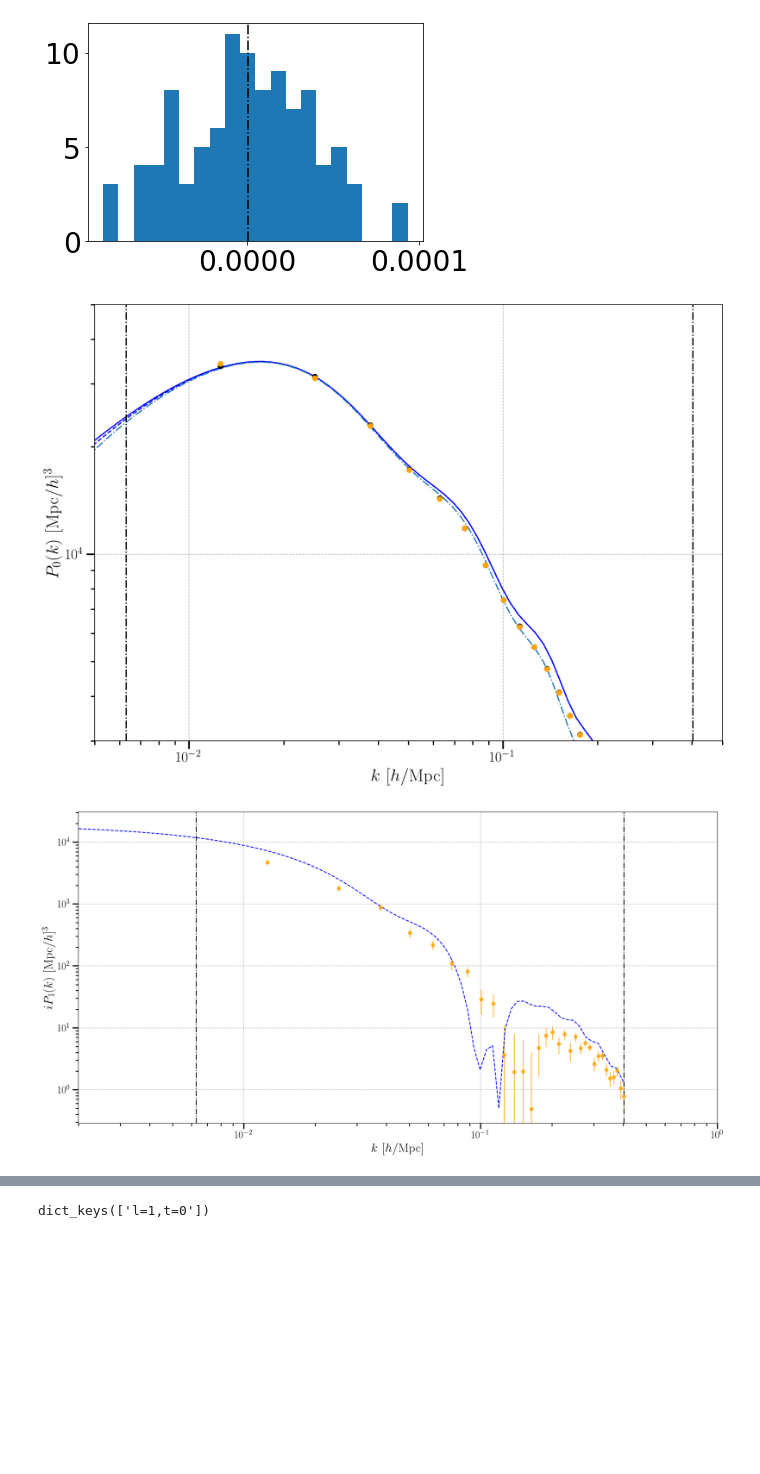
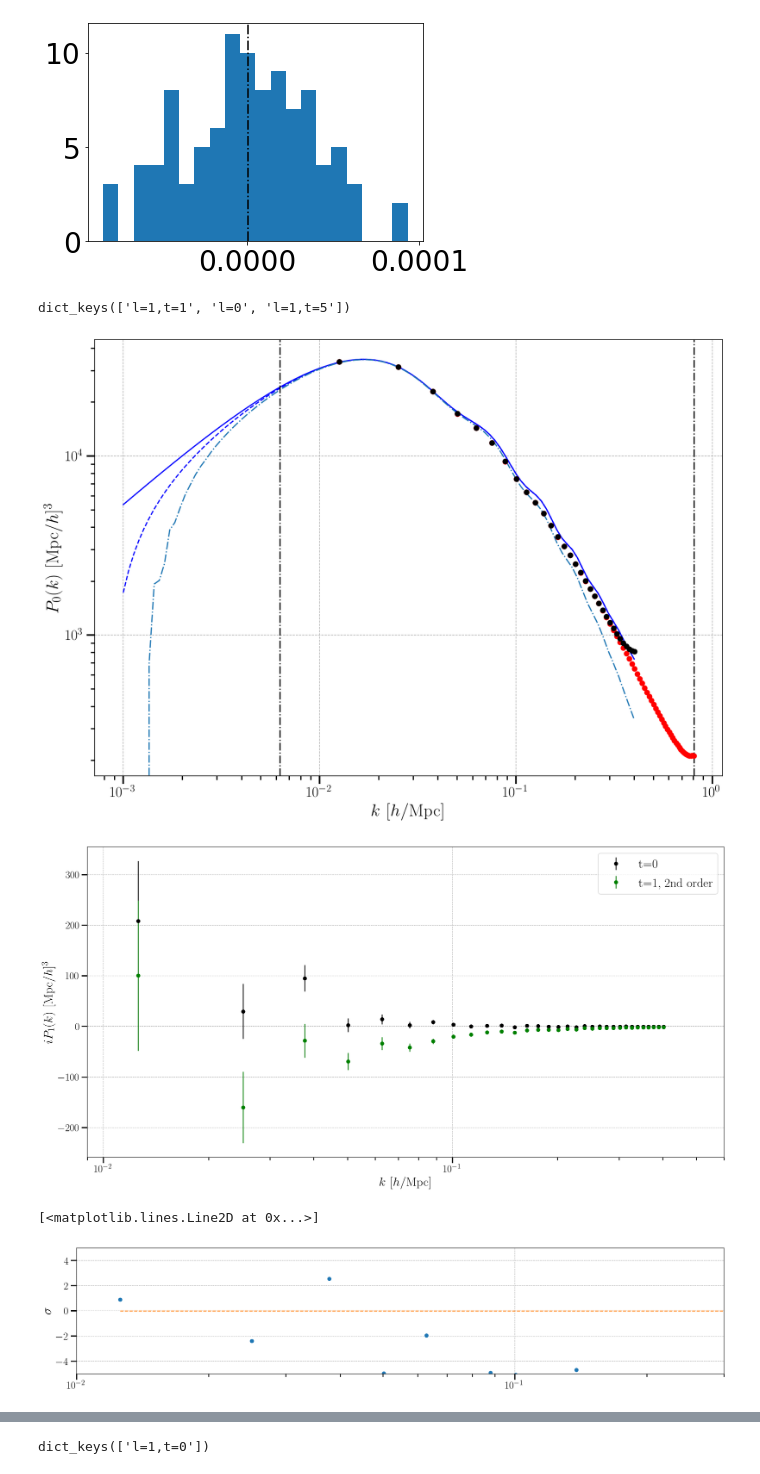
Before and after one commit to craddis1/PkBk, a Jupyter notebook: Notebooks/run_pk.ipynb, the cells around one changed output, grey strips where cells are left out. Drawn from its saved outputs; the diff is of its cells as text; code cells hidden in the pictures; blank space fills up the shorter version.

```diff
--- a/Notebooks/run_pk.ipynb
+++ b/Notebooks/run_pk.ipynb
@@ -93,7 +93,7 @@ Wall time: 11.2 µs
 # %%
 %%time
 s=1 #units of 2*k_f
-k_est = np.arange(grid_info[5],grid_info[6],2*s*grid_info[5]) + s*grid_info[5] #create k bins centers - from k_f to k_ny with steps of s*k_f
+k_est1 = np.arange(grid_info[5],grid_info[6],2*s*grid_info[5]) + s*grid_info[5] #create k bins centers - from k_f to k_ny with steps of s*k_f
 binning_info = cgi.pk_compute_bins(k_est,s,grid_info[3],grid_info[5])
 #In_bin,N_modes
 # %% [output]
@@ -236,3 +239,5 @@ def avg_err(Pk):#ok so adapt to nested dict structure...
     return Pk_avg,Pk_err,Pk_std
 
 Pk_avg,Pk_err,Pk_std = avg_err(pk)
+Pk_avg1,Pk_err1,Pk_std1 = avg_err(pk1)
+Pk_avg2,Pk_err2,Pk_std2 = avg_err(pk2)
@@ -264,11 +277,13 @@ def get_avg_dist(obs_pos):
     x_unorm , y_unorm , z_unorm = np.meshgrid(conf_space-obs_pos[0], conf_space-obs_pos[1], conf_space-obs_pos[2],indexing='ij')
     conf_norm = np.sqrt(x_unorm**2 + y_unorm**2 + z_unorm**2) # make a unit vector - normalise
     ds = np.where(conf_norm==0,1,conf_norm)
-    return 1/np.mean(1/ds)
+    return 1/np.mean((1/ds)),(1/np.mean((1/ds**2)))**(1/2),(1/np.mean((1/ds**3)))**(1/3)
 
-print(get_avg_dist((500,500,-500)))
+ddd= get_avg_dist((500,500,-100))
+print(ddd)
+print(ddd[0]/ddd[2])
 
 #print(np.sqrt(1000**2+250**2+250**2))
-print((1000**3)/(4*np.pi *(1060**2-500**2)/2))
+#print((1000**3)/(4*np.pi *(1060**2-500**2)/2))
 #print(1000**3)
 # %% [output]
@@ -278,10 +293,10 @@ print((1000**3)/(4*np.pi *(1060**2-500**2)/2))
 A_wa = np.linspace(-20,20,10000) #define A_wa sampling
 field_list = ['Cen','400','250','100','0','-100','-250','-400','-500','-1000']
 d_arr = np.array([0,100,250,400,500,600,750,900,1000,1500])
-d_arr_avg = np.zeros_like(d_arr)
+d_arr_avg = np.zeros((3,len(d_arr)))
 for i,dd in enumerate(d_arr):
     obs_pos = (500,500,500-dd)
-    d_arr_avg[i] = get_avg_dist(obs_pos)
+    d_arr_avg[:,i] = get_avg_dist(obs_pos)
 #obs_pos_list = []
 # %%
 def get_best_fit():#pp_th,pp_wa,est_pk,est_std
@@ -385,13 +377,19 @@ plt.axvline(x = Pk_avg[key]['l=1,t=0'].imag[k_ind], linestyle='-.', color = 'bla
 # %% [output]
 <matplotlib.lines.Line2D at 0x...>
 [figure]
+# %%
+print(Pk_avg2['Cen'].keys())
+# %% [output]
+dict_keys(['l=1,t=1', 'l=0', 'l=1,t=5'])
 # %%
 #monopole!!!
 plt.figure(figsize=(14,10))
 
 #plt.errorbar(k_est,np.abs(Pk_avg['0']['l=0'].real),yerr=Pk_err['0']['l=0'],fmt ='o',color='blue')
+#
+#plt.errorbar(k_est,(Pk_avg['PP']['l=0'].real),yerr=Pk_err['PP']['l=0'],fmt ='o',color='orange')
+plt.errorbar(k_est1,(Pk_avg1['PP']['l=0'].real),yerr=Pk_err1['PP']['l=0'],fmt ='o',color='red')
 plt.errorbar(k_est,(Pk_avg['Cen']['l=0'].real),yerr=Pk_err['Cen']['l=0'],fmt ='o',color='black')
-plt.errorbar(k_est,(Pk_avg['PP']['l=0'].real),yerr=Pk_err['PP']['l=0'],fmt ='o',color='orange')
 
 plt.loglog(ks,Pl0_pp,'-',color='blue')
 plt.loglog(ks,Pl0_pp+Pk_l0_wa,'--',color='blue')
@@ -399,8 +397,8 @@ plt.plot(ks,pk_mono_dfog(ks,4)+pk_mono_dfog_wa(ks,4,430,0),'-.')
 
 plt.axvline(x = grid_info[5], linestyle='-.', color = 'black')
 plt.axvline(x = grid_info[6], linestyle='-.', color = 'black')
-plt.xlim(5e-3,0.5e0)
-plt.ylim(3e+3,5e+4)
+#plt.xlim(5e-3,0.5e0)
+#plt.ylim(3e+3,5e+4)
 plt.xlabel('$k\,\,[h/\mathrm{Mpc}]$')
 plt.ylabel('$ P_{0}(k)\,\,[\mathrm{Mpc}/h]^3$')
 
@@ -410,41 +408,48 @@ plt.yscale('log')
 plt.grid(ls='--',lw=0.75)
 plt.savefig("P_0_pp_comp.png",bbox_inches='tight')#
 # %% [output]
-[figure, old version]
+[figure, new version]
 # %%
 #dipole!!!
 plt.figure(figsize=(20,10))
+key ='-1000'
 
-key1 = 'Cen'
+plt.errorbar(k_est,- (Pk_avg[key]['l=1,t=0'].imag),yerr=Pk_err[key]['l=1,t=0'],fmt ='o',linestyle='none',color='black',label='t=0')
+#plt.errorbar(k_est,(Pk_avg1[key]['l=1,t=5'].imag),yerr=Pk_err1[key]['l=1,t=5'],fmt ='o',linestyle='none',color='red',alpha=1)
+#plt.errorbar(k_est,(Pk_avg1[key]['l=1,t=1'].imag),yerr=Pk_err1[key]['l=1,t=1'],fmt ='o',linestyle='none',color='red',label='t=1, 1st order')
+plt.errorbar(k_est,(Pk_avg2[key]['l=1,t=1'].imag),yerr=Pk_err2[key]['l=1,t=1'],fmt ='o',linestyle='none',color='green',label='t=1, 2nd order')
 
-#plt.errorbar(k_est,np.abs(Pk_avg['0']['l=1,t=0']),yerr=Pk_err['0']['l=1,t=0'],fmt ='o',linestyle='none',alpha=0.8)
-#plt.errorbar(k_est,np.abs(Pk_avg['0']['l=1,t=5']),yerr=Pk_err['0']['l=1,t=5'],fmt ='o',linestyle='none',alpha=0.8)
 
-plt.errorbar(k_est,np.abs(Pk_avg[key1]['l=1,t=0']),yerr=Pk_err[key1]['l=1,t=0'],fmt ='o',linestyle='none',color='orange',alpha=0.8)
-#plt.errorbar(k_est,np.abs(Pk_avg['0_other']['l=1,t=0']),yerr=Pk_err['0_other']['l=1,t=0'],fmt ='o',linestyle='none',color='red',alpha=0.8)
-
-#plt.errorbar(k_est,np.abs(Pk_avg['-500']['l=1,t=5']),yerr=Pk_err['-500']['l=1,t=5'],fmt ='o',linestyle='none',color='red',alpha=0.8)
-
-for i in range(100):
+for i in range(400):
     1#plt.plot(k_est,-(pk['0']['l=1,t=0'][i].imag),'.',alpha=0.6,color='grey')
 
-
-#plt.plot(ks,np.abs(dip_dfog(ks,5,560,0)))
-plt.plot(ks, np.abs(pk_dipo_dfog_wa1(ks,5.3,430,0)),color='blue',linestyle='--')
+#plt.plot(ks, -ks**2 *(pk_dipo_dfog_wa(ks,5.3,420,0).imag+pk_dipo_3(ks,250,0).imag),color='blue',linestyle='-.')
+#plt.plot(ks, -ks**2 *(pk_dipo_dfog_wa(ks,5.3,420,0).imag),color='black',linestyle='--')
 
 plt.axvline(x = grid_info[5], linestyle = '-.', color = 'black')
 plt.axvline(x = grid_info[6], linestyle = '-.', color = 'black')
-plt.xlim(2e-3,1e0)
-#plt.ylim(-1e+4,1e+4)
+plt.xlim(9e-3,0.6e0)
+#plt.ylim(-1e+2,1e+4)
 plt.xlabel('$k\,\,[h/\mathrm{Mpc}]$')
 plt.ylabel('$i P_{1}(k)\,\,[\mathrm{Mpc}/h]^3$')
-
-plt.yscale('log')
+#plt.yscale('log')
+plt.xscale('log')
+plt.legend()
+plt.grid(ls='--',lw=0.75)
+plt.show()
+plt.figure(figsize=(20,4))
+plt.plot(k_est,((np.abs(Pk_avg[key]['l=1,t=0'])-np.abs(Pk_avg2[key]['l=1,t=1']))/Pk_err[key]['l=1,t=0']),'o')
 plt.xscale('log')
 plt.grid(ls='--',lw=0.75)
+plt.ylabel('$\sigma$')
+plt.xlim(1e-2,0.3e0)
+plt.ylim(-5,5)
+plt.plot(k_est,np.zeros_like(k_est),'--')
 #plt.savefig("P_0_pp_comp.png",bbox_inches='tight')#
 # %% [output]
-[figure, old version]
+[figure, new version]
+[<matplotlib.lines.Line2D at 0x...>]
+[figure, added]
 # %%
 #octupole!!!
 plt.figure(figsize=(20,10))
```
Also changed, not shown: parts of 25 cells of this notebook, 5 other files.
